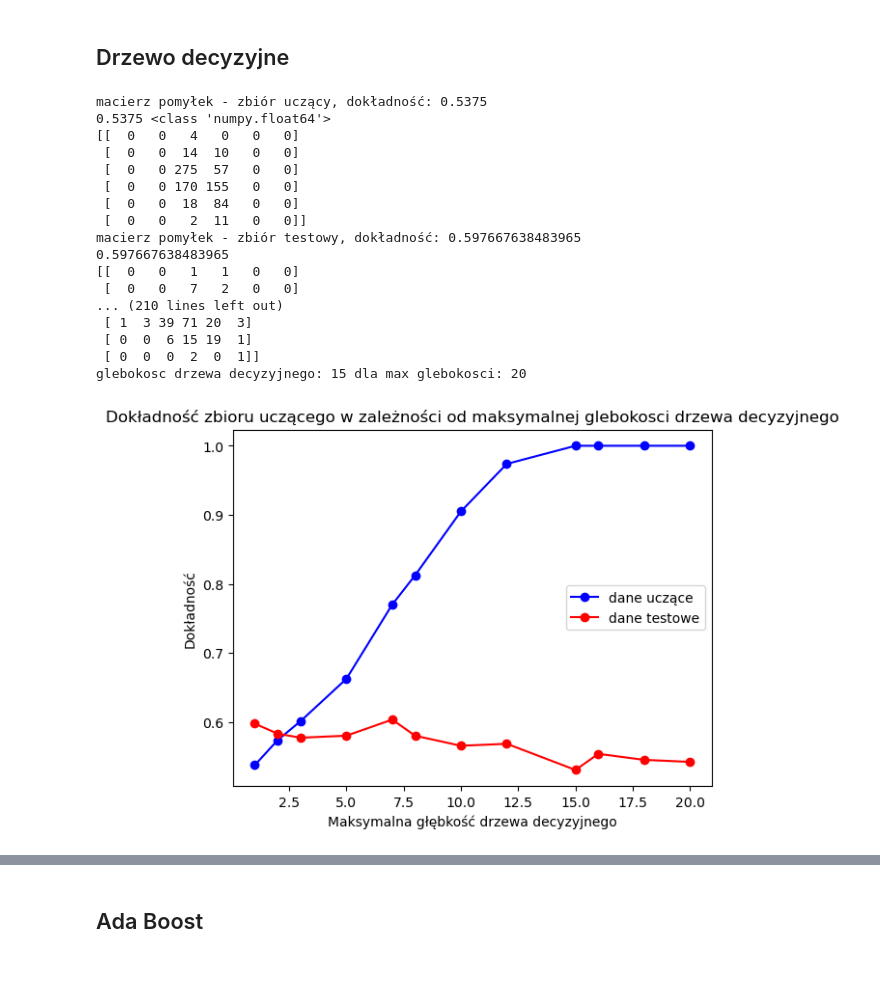
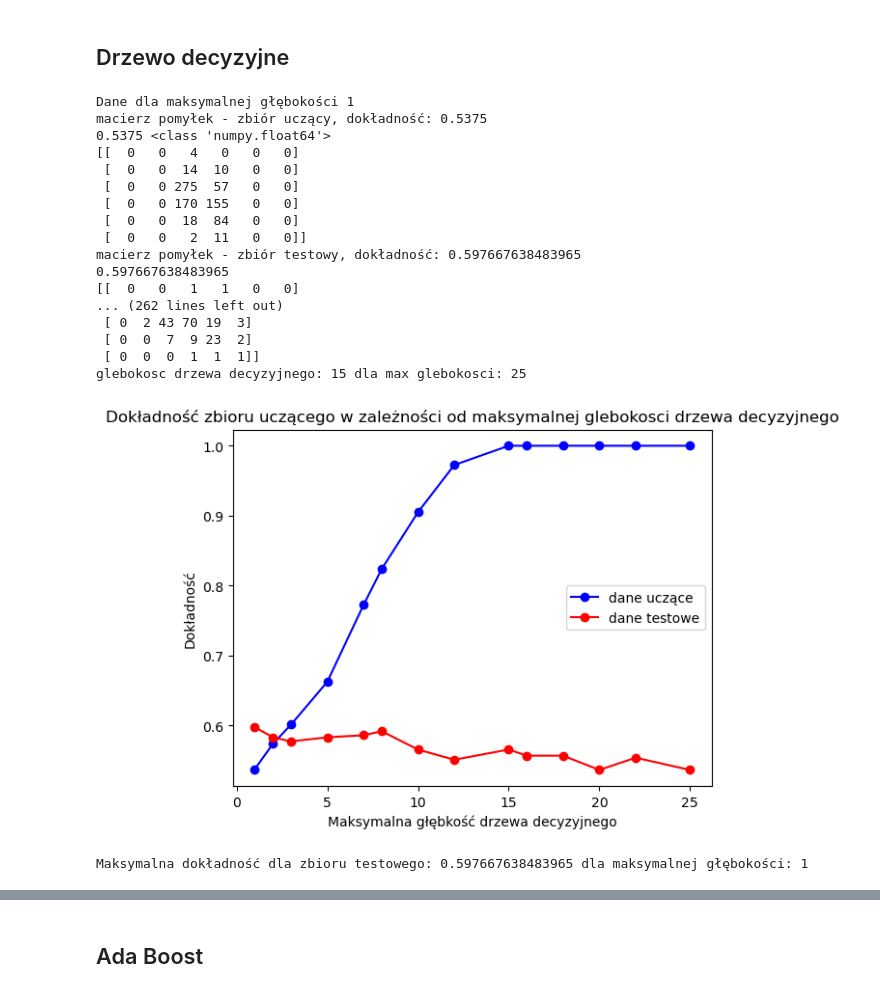
Before and after one commit to Namlev1/wine, a Jupyter notebook: Wine.ipynb, the cells around one changed output, grey strips where cells are left out. Saved outputs shown, nothing was run; the diff lists cells and outputs as text; code cells hidden in the pictures.

```diff
--- a/Wine.ipynb
+++ b/Wine.ipynb
@@ -322,36 +322,39 @@ def plot_results(x, dokl_ucz, dokl_test, title, x_label):
 # %%
 #opis_ucz, opis_test, dec_ucz, dec_test = train_test_split(df.drop('quality', axis=1), df['quality'], test_size=0.3, random_state=0)
 # ^ jest wyżej
 
-depths = [1, 2, 3, 5, 7, 8, 10, 12, 15, 16, 18, 20]
+depths = [1, 2, 3, 5, 7, 8, 10, 12, 15, 16, 18, 20, 22, 25]
 dokl_ucz = []
 dokl_test =[]
 
 for i, g in enumerate(depths):
     model = tree.DecisionTreeClassifier(max_depth = g)
     model.fit(opis_ucz, dec_ucz)
+    print('Dane dla maksymalnej głębokości', g)
     verify(model, opis_ucz, opis_test, dec_ucz, dec_test, dokl_ucz, dokl_test)
     print('glebokosc drzewa decyzyjnego:', model.get_depth(), 'dla max glebokosci:', g)
     print('\n')
 title = 'Dokładność zbioru uczącego w zależności od maksymalnej glebokosci drzewa decyzyjnego'
 x_label = 'Maksymalna głębkość drzewa decyzyjnego'
 plot_results(depths, dokl_ucz, dokl_test, title, x_label)
+print('Maksymalna dokładność dla zbioru testowego:', max(dokl_test), 'dla maksymalnej głębokości:', depths[dokl_test.index(max(dokl_test))])
 # %% [output]
+Dane dla maksymalnej głębokości 1
 macierz pomyłek - zbiór uczący, dokładność: 0.5375
 0.5375 <class 'numpy.float64'>
 [[  0   0   4   0   0   0]
  [  0   0  14  10   0   0]
  [  0   0 275  57   0   0]
  [  0   0 170 155   0   0]
  [  0   0  18  84   0   0]
  [  0   0   2  11   0   0]]
 macierz pomyłek - zbiór testowy, dokładność: 0.597667638483965
 0.597667638483965
 [[  0   0   1   1   0   0]
- [  0   0   7   2   0   0]
-... (210 lines left out)
- [ 1  3 39 71 20  3]
- [ 0  0  6 15 19  1]
- [ 0  0  0  2  0  1]]
-glebokosc drzewa decyzyjnego: 15 dla max glebokosci: 20
+... (262 lines left out)
+ [ 0  2 43 70 19  3]
+ [ 0  0  7  9 23  2]
+ [ 0  0  0  1  1  1]]
+glebokosc drzewa decyzyjnego: 15 dla max glebokosci: 25
-[figure, old version]
+[figure, new version]
+Maksymalna dokładność dla zbioru testowego: 0.597667638483965 dla maksymalnej głębokości: 1
```
Also changed, not shown: parts of 14 cells of this notebook.
